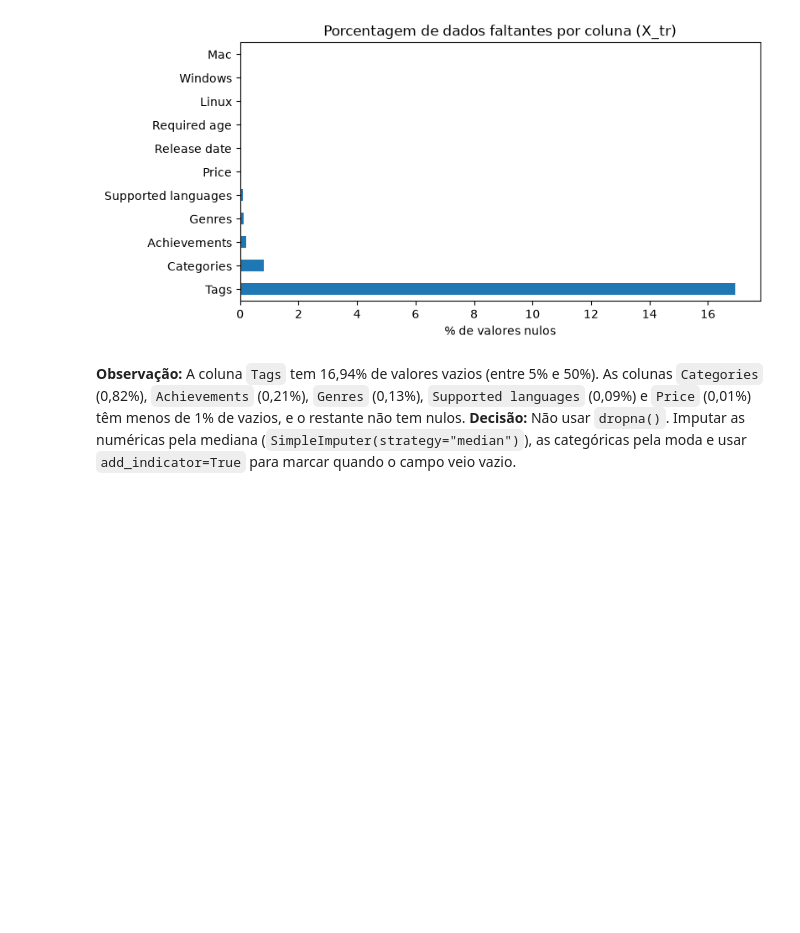
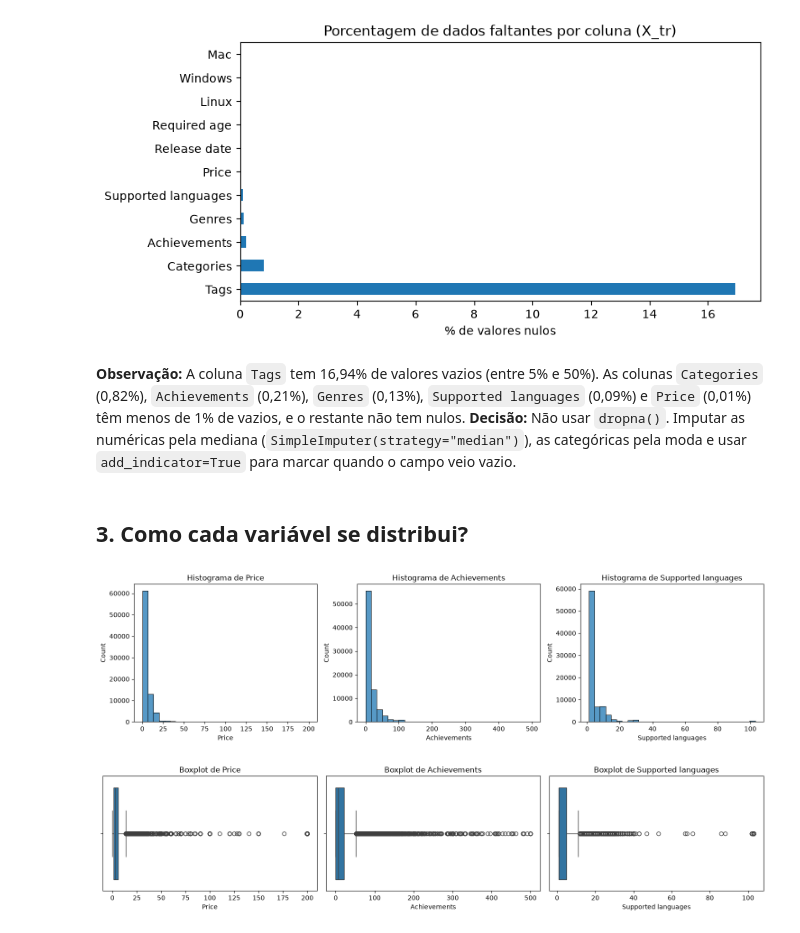
Before and after one commit to KenzoSenna/MeuJogoEBaum, a Jupyter notebook: 01_eda.ipynb, the cells around one changed output. Drawn from its saved outputs; the diff is of its cells as text; code cells hidden in the pictures; blank space fills up the shorter version.

```diff
--- a/01_eda.ipynb
+++ b/01_eda.ipynb
@@ -175,3 +175,36 @@ dtype: float64
 # %% [markdown]
 **Observação:** A coluna `Tags` tem 16,94% de valores vazios (entre 5% e 50%). As colunas `Categories` (0,82%), `Achievements` (0,21%), `Genres` (0,13%), `Supported languages` (0,09%) e `Price` (0,01%) têm menos de 1% de vazios, e o restante não tem nulos.
 **Decisão:** Não usar `dropna()`. Imputar as numéricas pela mediana (`SimpleImputer(strategy="median")`), as categóricas pela moda e usar `add_indicator=True` para marcar quando o campo veio vazio.
+# %% [markdown]
+## 3. Como cada variável se distribui?
+# %%
+fig, axes = plt.subplots(1, 3, figsize=(15, 4))
+
+sns.histplot(X_tr['Price'].dropna(), bins=30, ax=axes[0])
+axes[0].set_title('Histograma de Price')
+
+sns.histplot(X_tr['Achievements'].dropna(), bins=30, ax=axes[1])
+axes[1].set_title('Histograma de Achievements')
+
+sns.histplot(X_tr['Supported languages'].dropna(), bins=30, ax=axes[2])
+axes[2].set_title('Histograma de Supported languages')
+
+plt.tight_layout()
+plt.show()
+
+fig, axes = plt.subplots(1, 3, figsize=(15, 3.5))
+
+sns.boxplot(x=X_tr['Price'], ax=axes[0])
+axes[0].set_title('Boxplot de Price')
+
+sns.boxplot(x=X_tr['Achievements'], ax=axes[1])
+axes[1].set_title('Boxplot de Achievements')
+
+sns.boxplot(x=X_tr['Supported languages'], ax=axes[2])
+axes[2].set_title('Boxplot de Supported languages')
+
+plt.tight_layout()
+plt.show()
+# %% [output]
+[figure, added]
+[figure, added]
```
Also changed, not shown: parts of 11 cells of this notebook.
